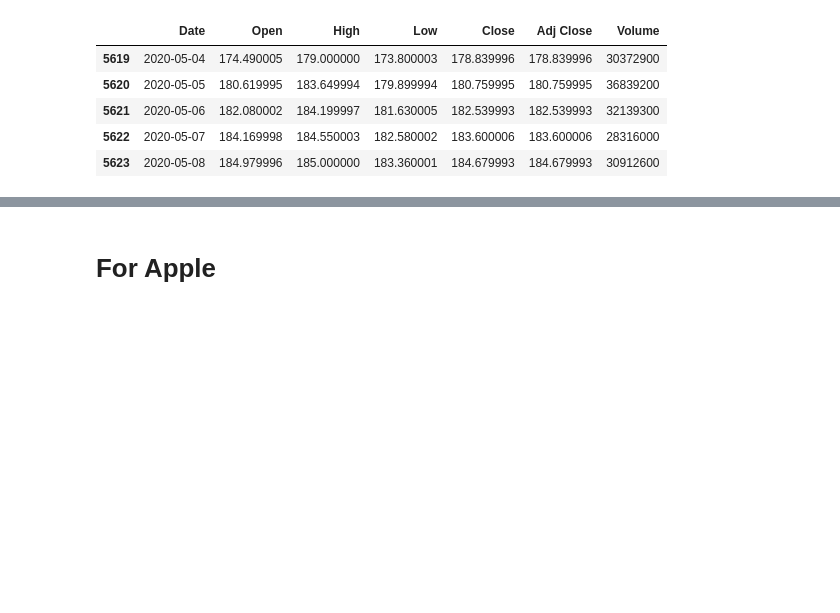
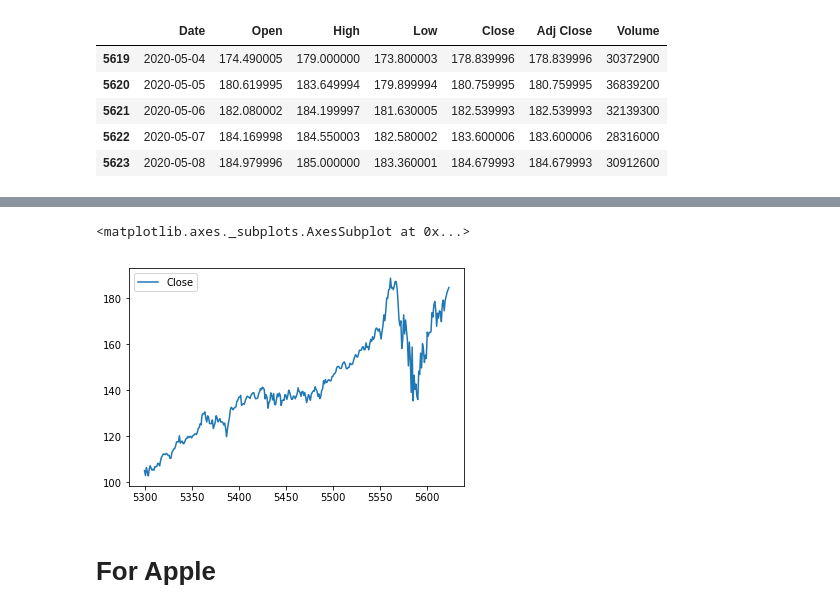
Before and after one commit to heng2j/RL-Trade, a Jupyter notebook: notebook/EDA.ipynb, the cells around one changed output, grey strips where cells are left out. Saved outputs shown, nothing was run; the diff lists cells and outputs as text; code cells hidden in the pictures; blank space fills up the shorter version.

```diff
--- a/notebook/EDA.ipynb
+++ b/notebook/EDA.ipynb
@@ -188 +220,8 @@ memory usage: 28.6+ KB
+# %%
+MSFT_sub_close_df = MSFT_sub_df[['Close']]
+# %%
+MSFT_sub_close_df.plot.line()
+# %% [output]
+<matplotlib.axes._subplots.AxesSubplot at 0x...>
+[figure, added]
 # %%
```
Also changed, not shown: parts of 35 cells of this notebook, 9 other files.
